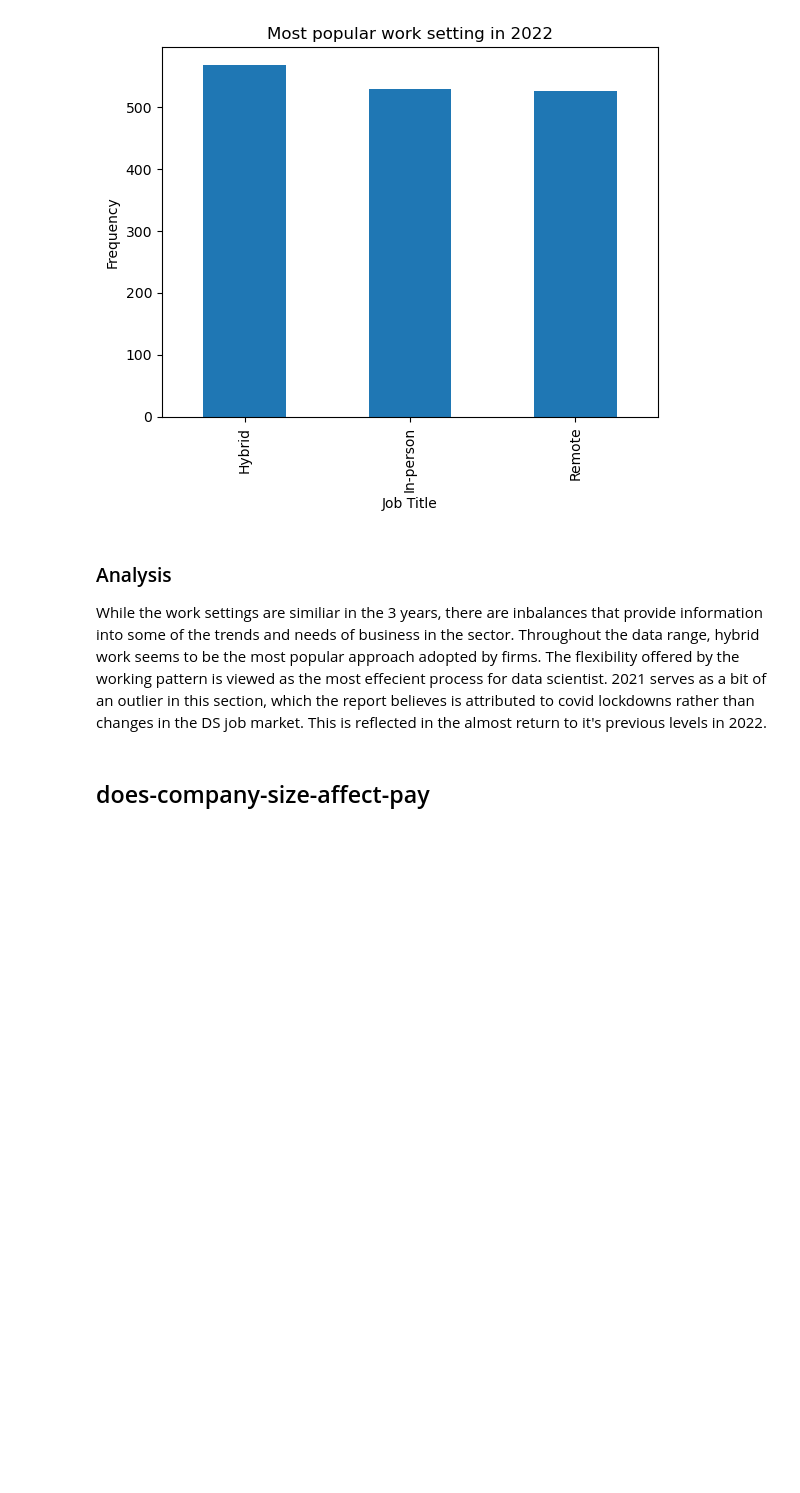
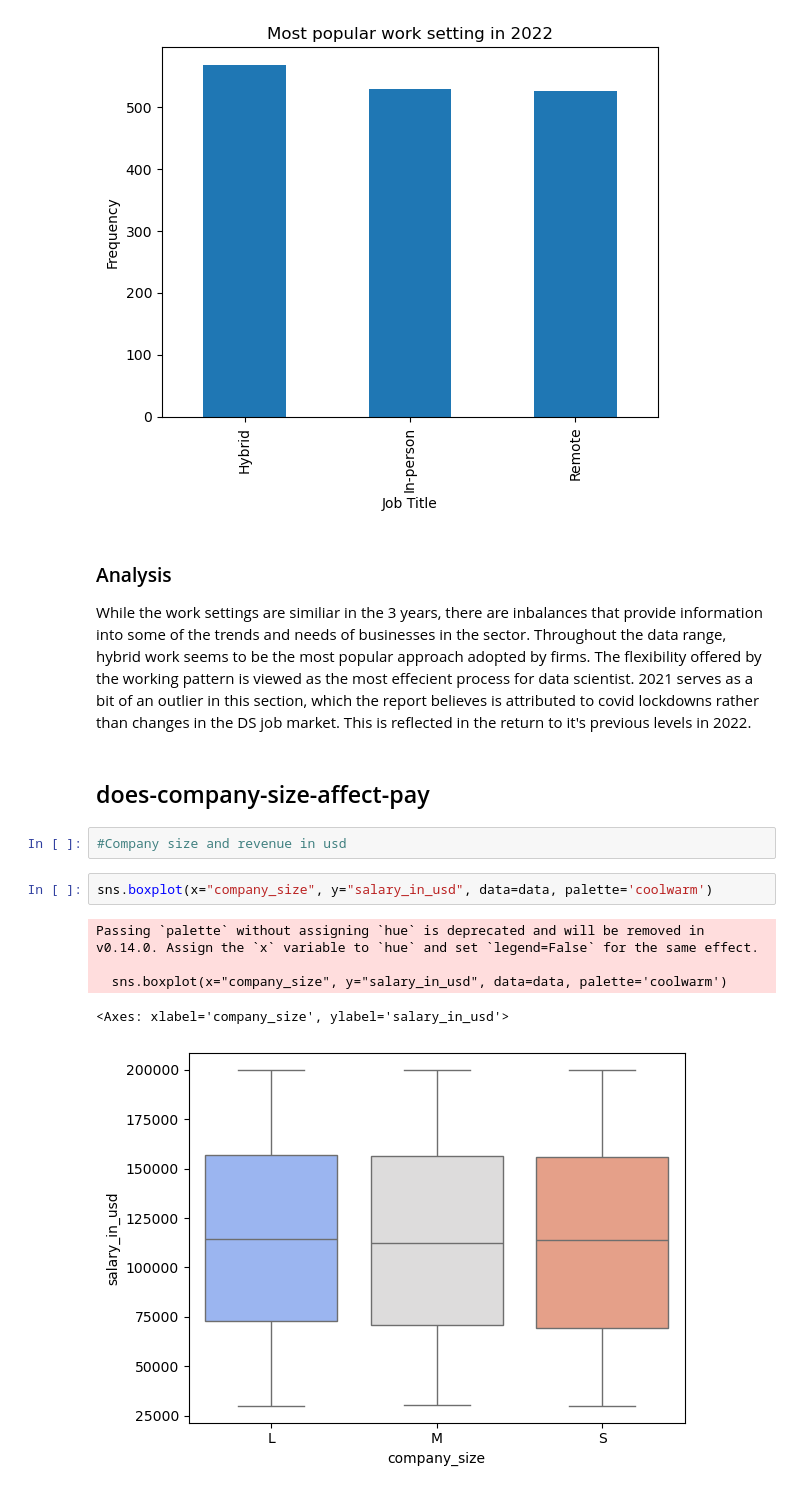
Before and after one commit to finn6666/Data_Science_Analysis, a Jupyter notebook: Data science dataset.ipynb, the cells around one changed output. Saved outputs shown, nothing was run; the diff lists cells and outputs as text; blank space fills up the shorter version.

```diff
--- a/Data science dataset.ipynb
+++ b/Data science dataset.ipynb
@@ -167,8 +183,18 @@ for year in years:
 [figure]
 # %% [markdown]
 ### Analysis
-While the work settings are similiar in the 3 years, there are inbalances that provide information into some of the trends and needs of business in the sector.
+While the work settings are similiar in the 3 years, there are inbalances that provide information into some of the trends and needs of businesses in the sector.
 Throughout the data range, hybrid work seems to be the most popular approach adopted by firms. The flexibility offered by the working pattern is viewed as the most effecient process for data scientist.
-2021 serves as a bit of an outlier in this section, which the report believes is attributed to covid lockdowns rather than changes in the DS job market. This is reflected in the almost return to it's previous levels in 2022.
+2021 serves as a bit of an outlier in this section, which the report believes is attributed to covid lockdowns rather than changes in the DS job market. This is reflected in the return to it's previous levels in 2022.
 # %% [markdown]
 ## does-company-size-affect-pay
+# %%
+#Company size and revenue in usd
+# %%
+sns.boxplot(x="company_size", y="salary_in_usd", data=data, palette='coolwarm')
+# %% [output]
+Passing `palette` without assigning `hue` is deprecated and will be removed in v0.14.0. Assign the `x` variable to `hue` and set `legend=False` for the same effect.
+
+  sns.boxplot(x="company_size", y="salary_in_usd", data=data, palette='coolwarm')
+<Axes: xlabel='company_size', ylabel='salary_in_usd'>
+[figure, added]
```
Also changed, not shown: parts of 7 cells of this notebook.
